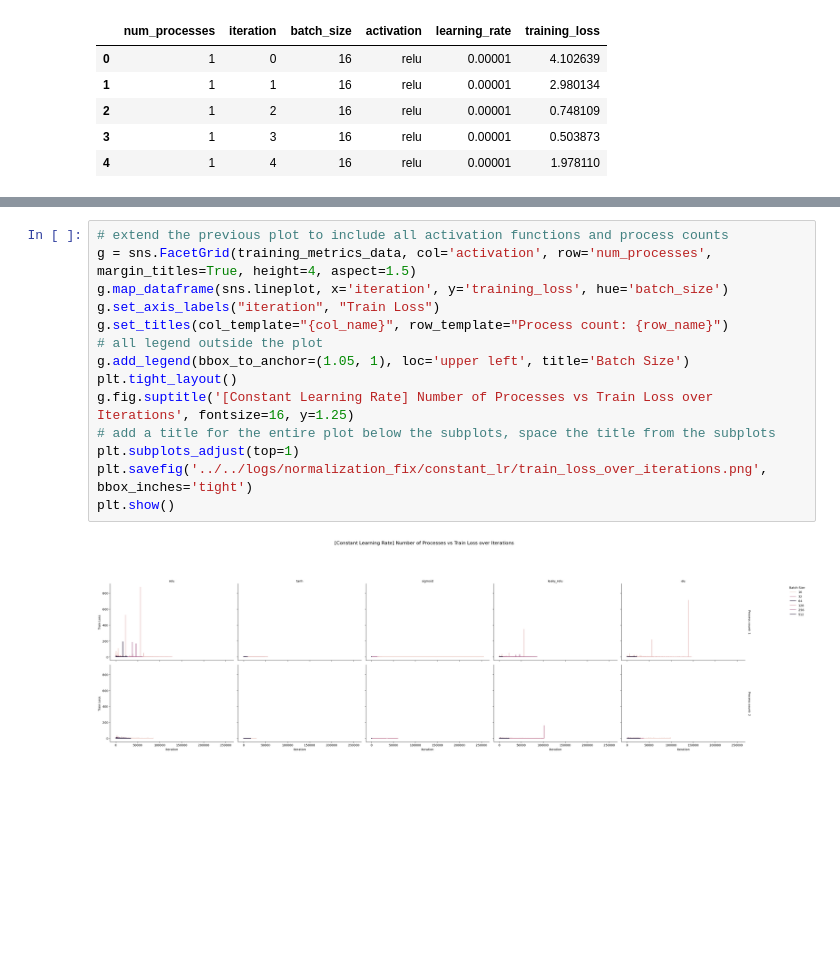
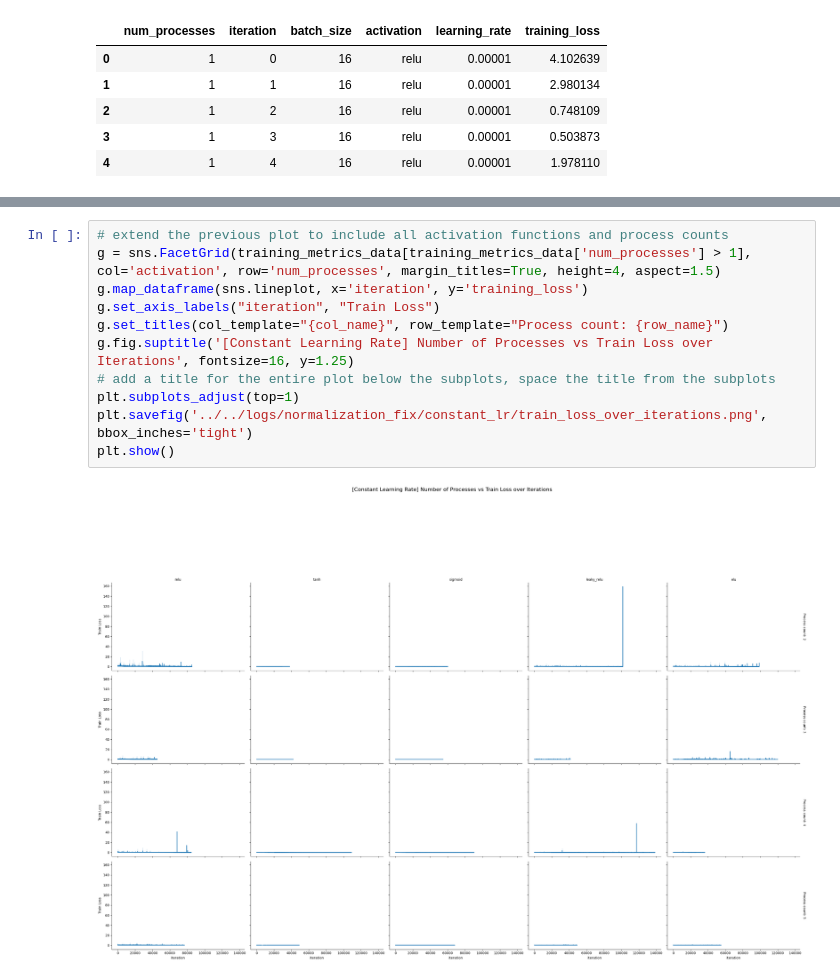
Before and after one commit to s-hreya-riram/sgd-using-mpi, a Jupyter notebook: src/Jupyter notebooks/plotting.ipynb, the cells around one changed output, grey strips where cells are left out. Saved outputs shown, nothing was run; the diff lists cells and outputs as text; blank space fills up the shorter version.

Commit message:
Added a Jupyter notebook to create plots for the results

```diff
--- a/src/Jupyter notebooks/plotting.ipynb
+++ b/src/Jupyter notebooks/plotting.ipynb
@@ -122,16 +106,13 @@ g.set_axis_labels("iteration", "Train Loss")
 # %%
 # extend the previous plot to include all activation functions and process counts
-g = sns.FacetGrid(training_metrics_data, col='activation', row='num_processes', margin_titles=True, height=4, aspect=1.5)
-g.map_dataframe(sns.lineplot, x='iteration', y='training_loss', hue='batch_size')
+g = sns.FacetGrid(training_metrics_data[training_metrics_data['num_processes'] > 1], col='activation', row='num_processes', margin_titles=True, height=4, aspect=1.5)
+g.map_dataframe(sns.lineplot, x='iteration', y='training_loss')
 g.set_axis_labels("iteration", "Train Loss")
 g.set_titles(col_template="{col_name}", row_template="Process count: {row_name}")
-# all legend outside the plot
-g.add_legend(bbox_to_anchor=(1.05, 1), loc='upper left', title='Batch Size')
-plt.tight_layout()
 g.fig.suptitle('[Constant Learning Rate] Number of Processes vs Train Loss over Iterations', fontsize=16, y=1.25)
 # add a title for the entire plot below the subplots, space the title from the subplots
 plt.subplots_adjust(top=1)
 plt.savefig('../../logs/normalization_fix/constant_lr/train_loss_over_iterations.png', bbox_inches='tight')
 plt.show()
 # %% [output]
-[figure, old version]
+[figure, new version]
```
Also changed, not shown: parts of 7 cells of this notebook, 2 other files.
